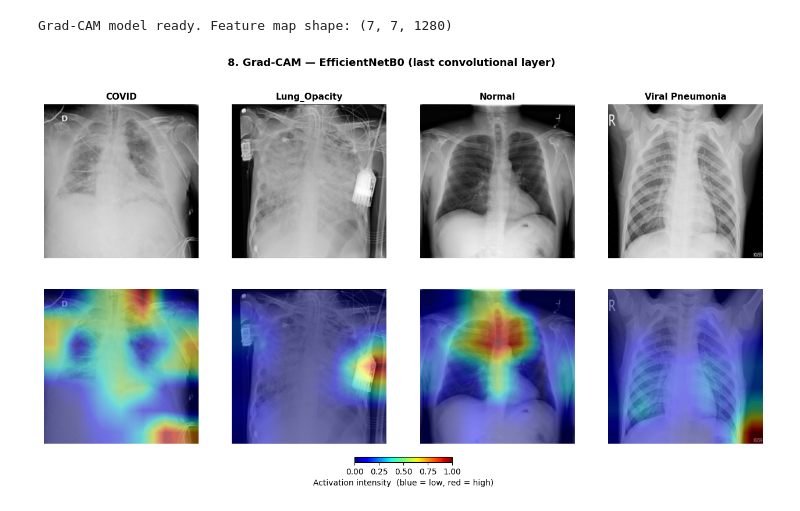
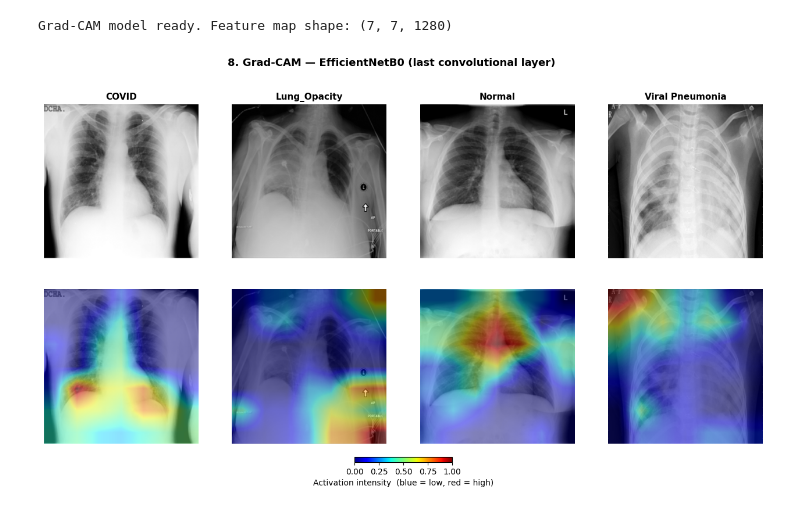
Before and after one commit to joseandresousa/DeepLearning2026, a Jupyter notebook: DP_JS.ipynb, the cells around one changed output. Drawn from its saved outputs; the diff is of its cells as text; code cells hidden in the pictures.

```diff
--- a/DP_JS.ipynb
+++ b/DP_JS.ipynb
@@ -2183,7 +2202,7 @@ for class_idx in range(4):
     correct = np.where(
         (y_true_eff_full == class_idx) & (y_pred_eff_full == class_idx)
     )[0]
-    _pick = {0: 30, 1: 2, 2: 2, 3: 2}  # per-class index: adjust COVID (0) to find better image
+    _pick = {0: 12, 1: 6, 2: 18, 3: 14}  # per-class index: adjust COVID (0) to find better image
     sample_test_idx[class_idx] = correct[_pick[class_idx]]
 
 fig, axes = plt.subplots(2, 4, figsize=(16, 8))
@@ -2196,31 +2215,31 @@ for row, label in enumerate(row_labels):
 for col, class_idx in enumerate(range(4)):
     class_name = CLASS_NAMES[class_idx]
     img_path = _test_paths_arr[sample_test_idx[class_idx]]
 
     raw = tf.io.read_file(img_path)
     img_tensor = tf.image.decode_png(raw, channels=1)
     img_tensor = tf.image.resize(img_tensor, [IMG_SIZE, IMG_SIZE])
     img_tensor = tf.cast(img_tensor, tf.float32) / 255.0
     img_np    = img_tensor.numpy().squeeze()
     img_batch = img_tensor.numpy()[np.newaxis, ...]
 
     heatmap = make_gradcam_heatmap(img_batch, gradcam_model, pred_index=class_idx)
     overlay = overlay_heatmap(img_np, heatmap, alpha=0.45)
 
     axes[0, col].imshow(img_np, cmap="gray")
     axes[0, col].set_title(class_name, fontweight="bold", fontsize=11)
     axes[0, col].axis("off")
 
     axes[1, col].imshow(overlay)
     axes[1, col].axis("off")
 
 sm = plt.cm.ScalarMappable(cmap=plt.cm.jet, norm=plt.Normalize(0, 1))
 cbar = fig.colorbar(sm, ax=axes[1, :], orientation="horizontal",
                     fraction=0.03, pad=0.12)
 cbar.set_label("Activation intensity  (blue = low, red = high)", fontsize=10)
 
 
 plt.subplots_adjust(bottom=0.15)
 plt.show()
 # %% [output]
-[figure, old version]
+[figure, new version]
```
Also changed, not shown: parts of 71 cells of this notebook, 1 other file.
